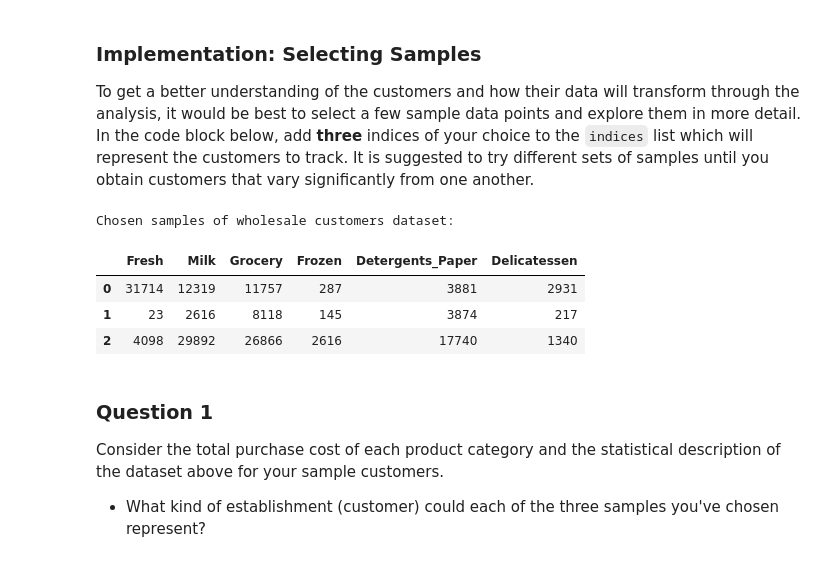
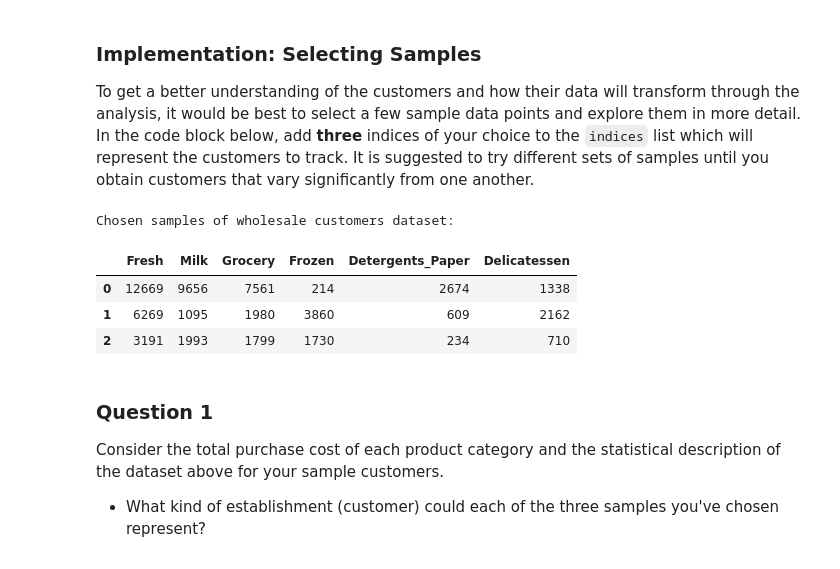
Before and after one commit to wang-zhe/Udacity-Review-Statistics, a Jupyter notebook: customer_segments.ipynb, the cells around one changed output. Cells and saved outputs as stored; diff of their text form; code cells hidden in the pictures.

```diff
--- a/customer_segments.ipynb
+++ b/customer_segments.ipynb
@@ -60,18 +78,18 @@ display(data.describe())
 To get a better understanding of the customers and how their data will transform through the analysis, it would be best to select a few sample data points and explore them in more detail. In the code block below, add **three** indices of your choice to the `indices` list which will represent the customers to track. It is suggested to try different sets of samples until you obtain customers that vary significantly from one another.
 # %%
 # TODO: Select three indices of your choice you wish to sample from the dataset
-indices = [12, 96, 56]
+indices = [0,50,250]
 
 # Create a DataFrame of the chosen samples
 samples = pd.DataFrame(data.loc[indices], columns = data.keys()).reset_index(drop = True)
 print("Chosen samples of wholesale customers dataset:")
 display(samples)
 # %% [output]
 Chosen samples of wholesale customers dataset:
 |  | Fresh | Milk | Grocery | Frozen | Detergents_Paper | Delicatessen |
-| 0 | 31714 | 12319 | 11757 | 287 | 3881 | 2931 |
-| 1 | 23 | 2616 | 8118 | 145 | 3874 | 217 |
-| 2 | 4098 | 29892 | 26866 | 2616 | 17740 | 1340 |
+| 0 | 12669 | 9656 | 7561 | 214 | 2674 | 1338 |
+| 1 | 6269 | 1095 | 1980 | 3860 | 609 | 2162 |
+| 2 | 3191 | 1993 | 1799 | 1730 | 234 | 710 |
 # %% [markdown]
 ### Question 1
 Consider the total purchase cost of each product category and the statistical description of the dataset above for your sample customers.
```
Also changed, not shown: parts of 43 cells of this notebook.
